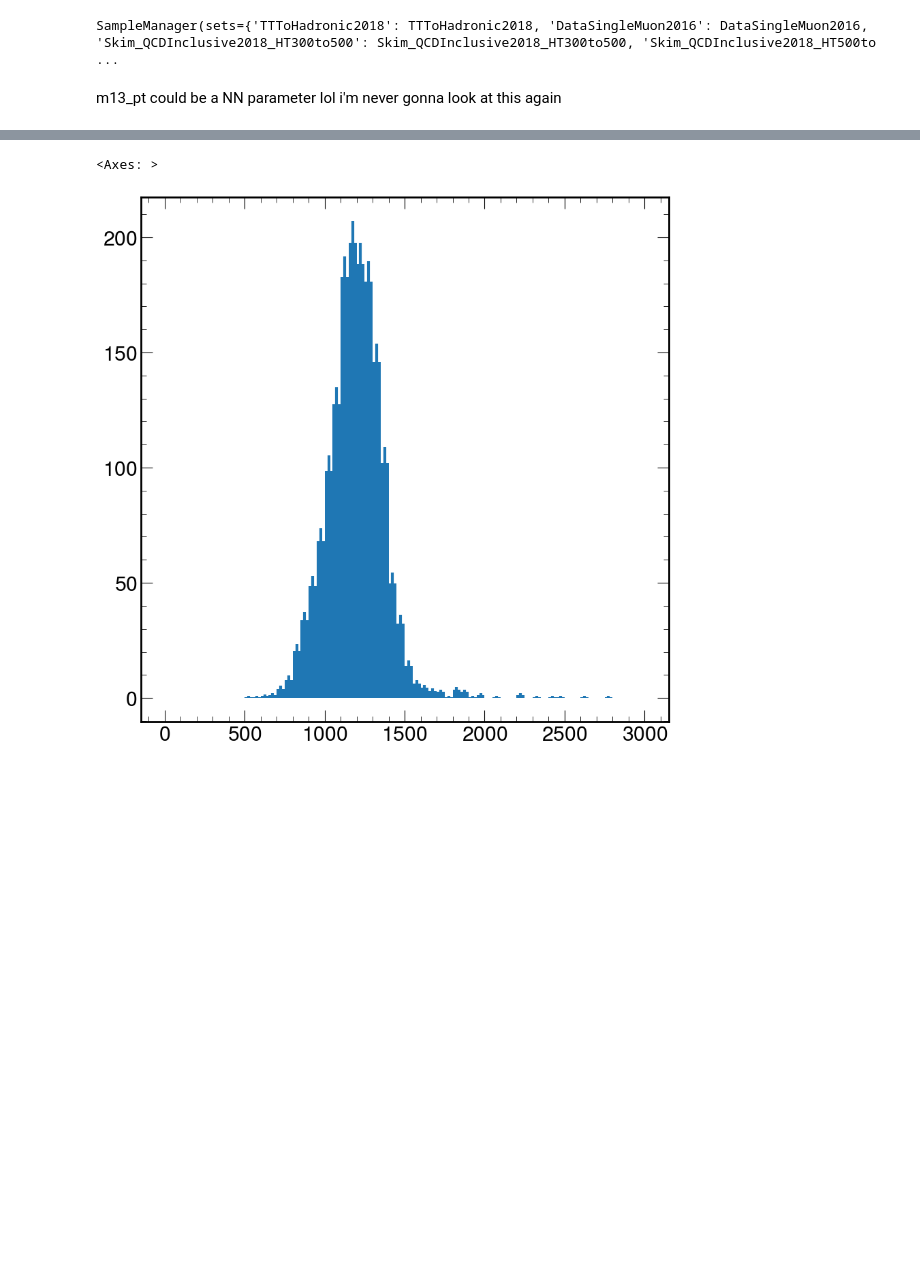
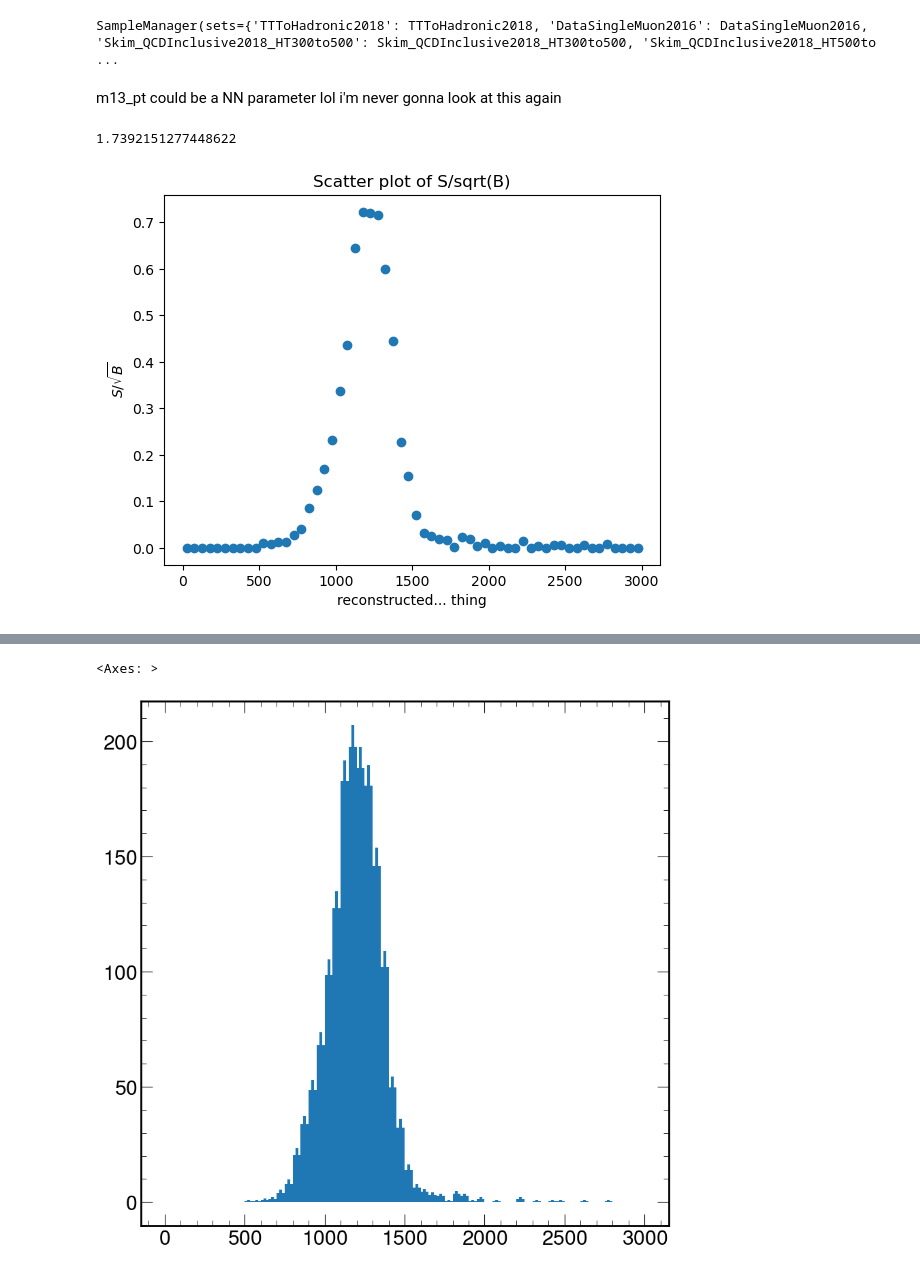
Before and after one commit to UMN-CMS/SingleStopCoffea, a Jupyter notebook: analyzer_test.ipynb, the cells around one changed output, grey strips where cells are left out. Saved outputs shown, nothing was run; the diff lists cells and outputs as text; code cells hidden in the pictures; blank space fills up the shorter version.

```diff
--- a/analyzer_test.ipynb
+++ b/analyzer_test.ipynb
@@ -25 +28,29 @@ from hist import Hist
+# %%
+background_data, background_edges = hists["m24_m"]["Skim_QCDInclusive2018",...].to_numpy()
+signal_data, signal_edges = hists["m24_m"]["signal_312_1500_900",...].to_numpy()
+sqrt_background_data_trimmed = np.sqrt(background_data)[5:]
+# %%
+def L2_norm(set):
+    sum_of_squares = np.sum(np.power(set, 2))
+    return np.sqrt(sum_of_squares)
+# %%
+def s_over_root_b(signal_hist, background_hist):
+    signal_data = signal_hist.to_numpy()[0]
+    background_data, edges = background_hist.to_numpy()
+    sqrt_b = np.sqrt(background_data)
+    result = np.nan_to_num(signal_data/sqrt_b)
+
+    fig, ax = plt.subplots()
+    bin_centers = (edges[:-1] + edges[1:])/2
+    ax.set_xlabel("reconstructed... thing")
+    ax.set_ylabel("$S/\sqrt{B}$")
+    ax.set_title("Scatter plot of S/sqrt(B)")
+    plt.scatter(bin_centers, result)
+
+    return L2_norm(result)
+# %%
+s_over_root_b(hists["m13_m"]["signal_312_1500_900",...], hists["m13_m"]["Skim_QCDInclusive2018",...])
+# %% [output]
+1.7392151277448622
+[figure, added]
 # %%
```
Also changed, not shown: parts of 9 cells of this notebook.
